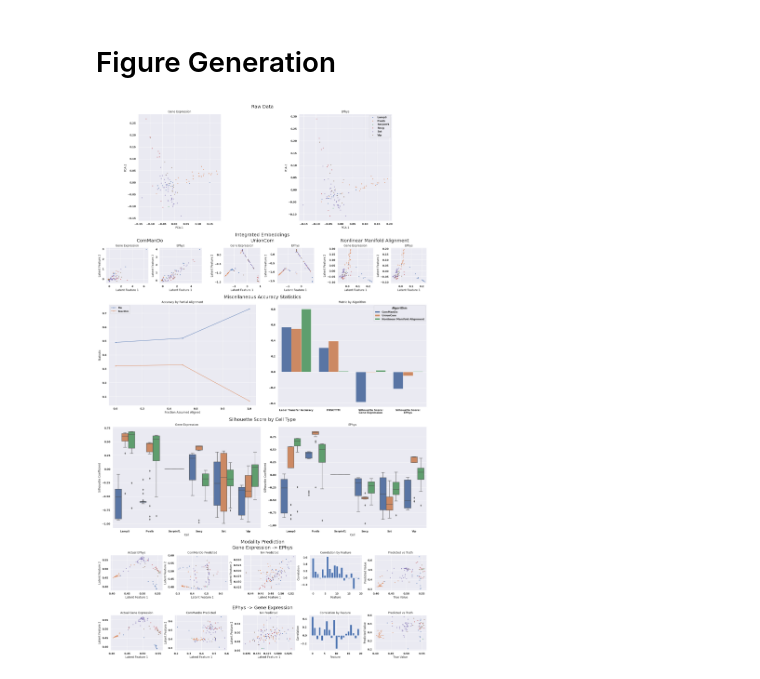
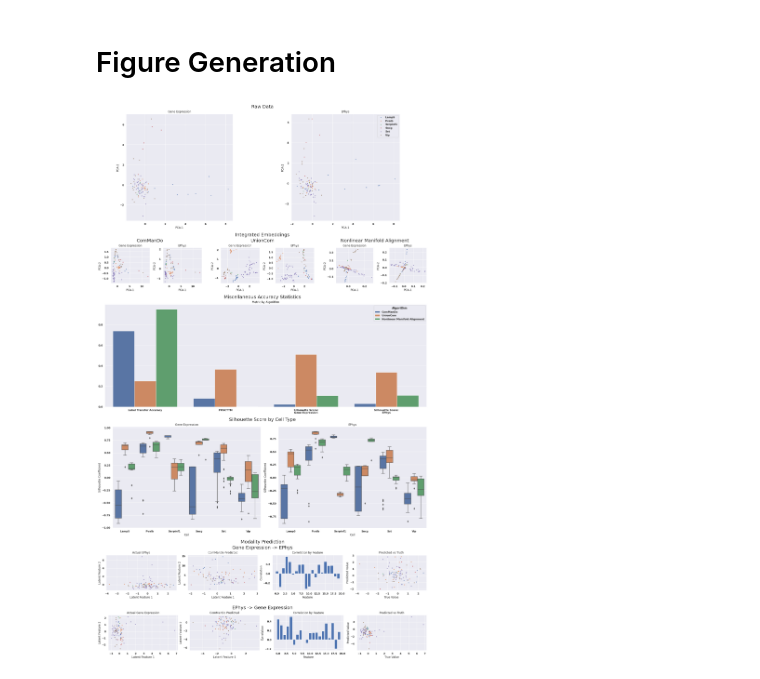
Before and after one commit to Oafish1/JAMIE, a Jupyter notebook: examples/general_analysis/scMNC.ipynb, the cells around one changed output. Cells and saved outputs as stored; diff of their text form; code cells hidden in the pictures.

Commit message:
Reruns, model structure, preprocessing

```diff
--- a/examples/general_analysis/scMNC.ipynb
+++ b/examples/general_analysis/scMNC.ipynb
@@ -30,19 +30,20 @@ data2 = data2[:, 1:21]
 idx = np.random.choice(range(data1.shape[0]), 100, replace=False)
 data1, data2, type1, type2 = (x[idx] for x in (data1, data2, type1, type2))
 
+# Labels
+labels = [type1,type2]
+
 # Preprocessing
-data1 = preprocessing.normalize(data1, axis=0)
-data2 = preprocessing.normalize(data2, axis=0)
-std = lambda x: (1 + x) / 2
-data1 = std(data1).astype(float)
-data2 = std(data2).astype(float)
+data1 = preprocessing.scale(data1, axis=0)
+data2 = preprocessing.scale(data2, axis=0)
+dataset = [data1, data2]
 
-dataset = [data1, data2]
-labels = [type1,type2]
+# Utility
+positivize = lambda X: [(1 + preprocessing.scale(1 + x)) / 2 for x in X]
 # %% [markdown]
 # ComManDo
 # %%
-cm = ComManDo(output_dim=2, epoch_DNN=2000, loss_weights=(10, 1, 1, 1))
+cm = ComManDo(output_dim=10, epoch_DNN=2000, log_DNN=500)
 cm_data = cm.fit_transform(dataset=dataset)
 # %% [output]
 use random seed: 666
@@ -70,8 +69,8 @@ print([silhouette_score(cm_data[i], type1) for i in range(2)])
 # %% [markdown]
 # UnionCom
 # %%
-uc = ComManDo(project_mode='tsne', output_dim=2)
-uc_data = uc.fit_transform(dataset=dataset)
+uc = ComManDo(project_mode='tsne', output_dim=10)
+uc_data = uc.fit_transform(dataset=positivize(dataset))
 # %% [output]
 use random seed: 666
 Shape of Raw data
@@ -93,18 +92,20 @@ Total: 1.2577027569996062
 # %% [markdown]
 # Nonlinear Manifold Alignment
 # %%
-nl_data, _ = mmd_combine(data1, data2, method='maninetcluster', alignment='nonlinear manifold aln', num_dims=2)
+nl_data, _ = mmd_combine(data1, data2, method='maninetcluster', alignment='nonlinear manifold aln', num_dims=10)
 # %% [markdown]
 # Figure Generation
 # %%
 params = {
     'dataset_names': ['Gene Expression', 'EPhys'],
     'alg_results': [uc_data, nl_data],
     'alg_names': ['UnionCom', 'Nonlinear Manifold Alignment'],
     'scale': 20,
-    # 'skip_partial': True,
-    # 'skip_nn': True,
+    'reconstruction_features': {(0, 1): [12, 3], (1, 0): [3, 19]},
+    'integrated_use_pca': True,
+    'skip_partial': True,
+    'skip_nn': True,
 }
 generate_figure(cm, cm_data, dataset, labels, **params)
 # %% [output]
-[figure, old version]
+[figure, new version]
```
Also changed, not shown: parts of 4 cells of this notebook, 6 other files.
